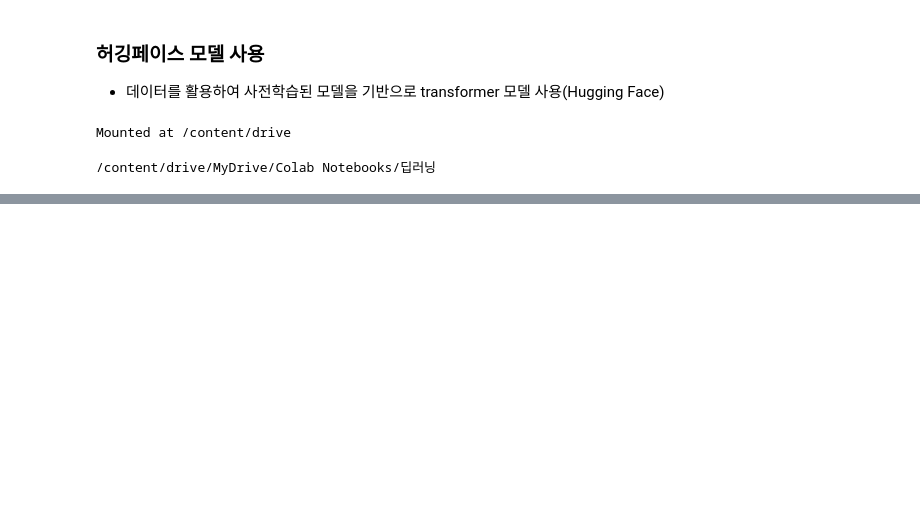
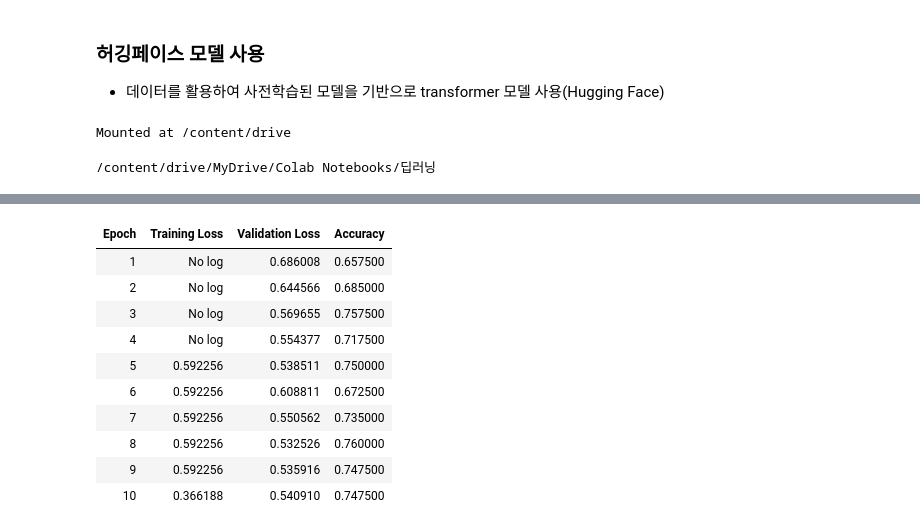
Before and after one commit to DongYeon-cloud/DL_Study, a Jupyter notebook: ex08) 허깅페이스 모델을 활용하여 영화리뷰데이터 학습하기.ipynb, the cells around one changed output, grey strips where cells are left out. Drawn from its saved outputs; the diff is of its cells as text; code cells hidden in the pictures; blank space fills up the shorter version.

```diff
--- a/ex08) 허깅페이스 모델을 활용하여 영화리뷰데이터 학습하기.ipynb
+++ b/ex08) 허깅페이스 모델을 활용하여 영화리뷰데이터 학습하기.ipynb
@@ -25,0 +127,5 @@ test_data = test_data.dropna()
+# %%
+# 데이터의 개수가 많기 때문에 (원래는 다 쓰면 좋으나 학습 속도가 오래걸림)
+# 일부분을 뽑기
+train_dataset = train_dataset.select(range(1600))
+val_dataset = val_dataset.select(range(400))
@@ -25,0 +401,77 @@ test_data = test_data.dropna()
+# %%
+# 토큰화 진행
+from transformers import AutoTokenizer
+# 모델 이름
+checkpoint = 'monologg/koelectra-small-v3-discriminator'
+
+# koelectra 토큰화 모델 가져오기
+tokenizer = AutoTokenizer.from_pretrained(checkpoint)
+
+# 토큰화 함수 만들기
+def tokenizer_function(data):
+  return tokenizer(data['document'],
+                   padding = 'max_length',
+                   truncation = True,
+                   max_length = 128)
+
+# 토큰화 진행
+train_dataset2 = train_dataset.map(tokenizer_function, batched=True)
+val_dataset2 = val_dataset.map(tokenizer_function, batched=True)
+
+# 정확도를 계산할 수 있도록 설정
+import evaluate
+import numpy as np
+
+accuracy = evaluate.load('accuracy')
+
+# 적용할 수 있도록 사용자 함수 만들기
+def compute_metrics(eval_pred):
+  predictions = np.argmax(eval_pred.predictions, axis=1)
+  # 샘플에서 확률 계산을 하여 확률이 가장 높은 값을 가져오도록 설정
+  # 모델이 예측한 값과 실제 값을 비교하여 반환
+  return accuracy.compute(predictions = predictions, # 위에서 설정한 모델이 예측한 값
+                          references = eval_pred.label_ids)# 실제 정답값
+
+# 학습방법 설정
+from transformers import TrainingArguments, Trainer
+
+training_args = TrainingArguments(
+    # 모델 저장 경로
+    output_dir = './results/koelectra',
+    # 학습률
+    learning_rate = 2e-5,
+    # 학습률 감쇄
+    weight_decay = 0.01,
+    # 훈련 / 검증용 데이터 배치 사이즈 설정
+    per_device_train_batch_size = 16,
+    per_device_eval_batch_size = 16,
+    # 학습횟수 설정
+    num_train_epochs = 10,
+    # 검증/저장 시기 설정(epoch , step)
+    eval_strategy = 'epoch',
+    save_strategy = 'epoch',
+    # 베스트 모델 저장 여부
+    load_best_model_at_end = True,
+    metric_for_best_model = 'accuracy', # 가장 좋은 모델을 accuracy 기준으로 평가하기
+    save_total_limit=2, # 저장되는 파일 최대 갯수 설정
+    fp16 = True, # 메모리를 많이 사용하지 않도록 데이터 타입 설정
+    report_to = "none"
+)
+
+# 모델 가져오기
+from transformers import AutoModelForSequenceClassification
+
+model = AutoModelForSequenceClassification.from_pretrained(checkpoint, num_labels = 2)
+
+# trainer 설정
+trainer = Trainer(
+    model = model,
+    args = training_args,
+    train_dataset = train_dataset2,
+    eval_dataset = val_dataset2,
+    compute_metrics = compute_metrics # 정확도 계산 연결(평가방법 연결)
+)
+
+# 학습
+trainer.train()
+# %% [output]
@@ -25,0 +495,11 @@ test_data = test_data.dropna()
+| Epoch | Training Loss | Validation Loss | Accuracy |
+| 1 | No log | 0.686008 | 0.657500 |
+| 2 | No log | 0.644566 | 0.685000 |
+| 3 | No log | 0.569655 | 0.757500 |
+| 4 | No log | 0.554377 | 0.717500 |
+| 5 | 0.592256 | 0.538511 | 0.750000 |
+| 6 | 0.592256 | 0.608811 | 0.672500 |
+| 7 | 0.592256 | 0.550562 | 0.735000 |
+| 8 | 0.592256 | 0.532526 | 0.760000 |
+| 9 | 0.592256 | 0.535916 | 0.747500 |
+| 10 | 0.366188 | 0.540910 | 0.747500 |
```
Also changed, not shown: parts of 34 cells of this notebook.
